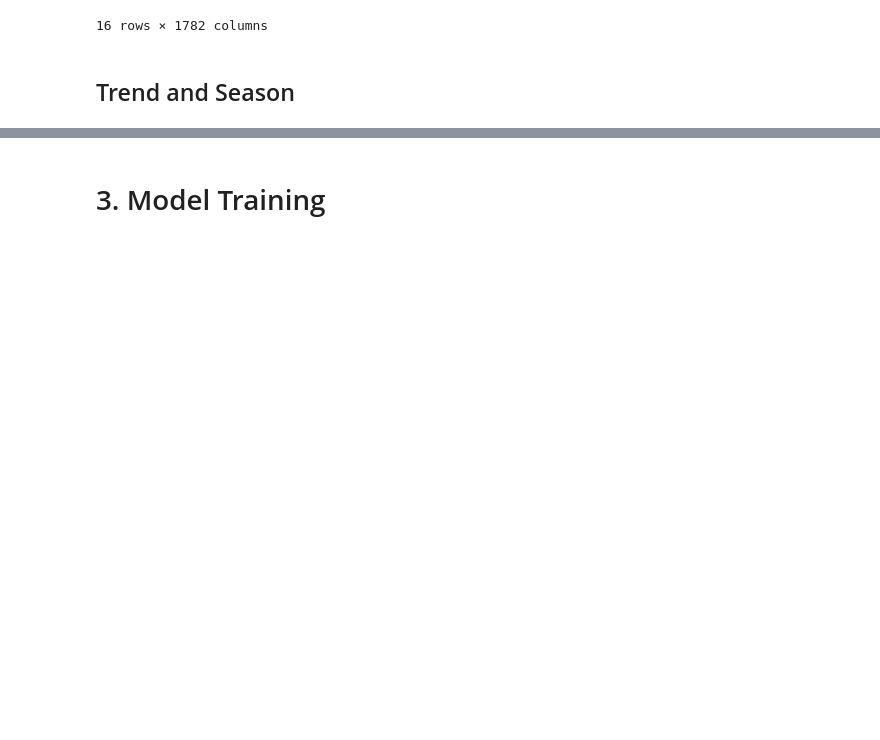
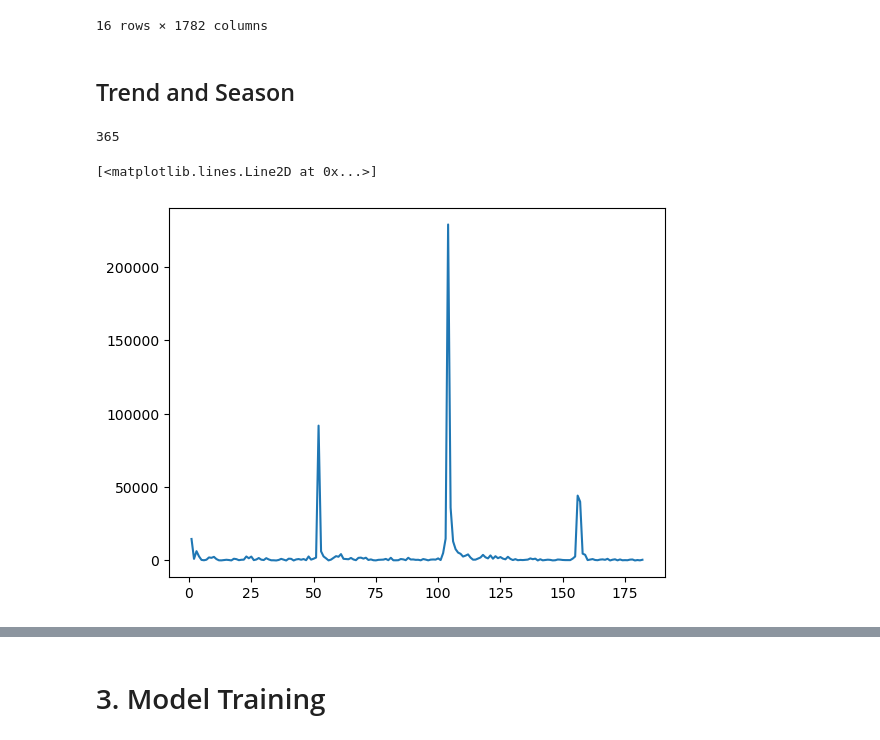
Before and after one commit to Intereswing/HITsz-Master-laboratory, a Jupyter notebook: machine-learning/model_ml.ipynb, the cells around one changed output, grey strips where cells are left out. Saved outputs shown, nothing was run; the diff lists cells and outputs as text; code cells hidden in the pictures; blank space fills up the shorter version.

```diff
--- a/machine-learning/model_ml.ipynb
+++ b/machine-learning/model_ml.ipynb
@@ -191,5 +196,18 @@ display(X_promotion_test)
 16 rows × 1782 columns
 # %% [markdown]
 ## Trend and Season
+# %%
+from scipy.signal import periodogram
+import numpy as np
+import matplotlib.pyplot as plt
+
+x = np.array(store_sales.loc[('6', 'PRODUCE', '2016'), 'sales'])
+display(len(x))
+f, Pxx_den = periodogram(x, fs=365)
+plt.plot(f[1:], Pxx_den[1:])
+# %% [output]
+365
+[<matplotlib.lines.Line2D at 0x...>]
+[figure, added]
 # %%
 from statsmodels.tsa.deterministic import DeterministicProcess, CalendarFourier
```
Also changed, not shown: parts of 11 cells of this notebook.
